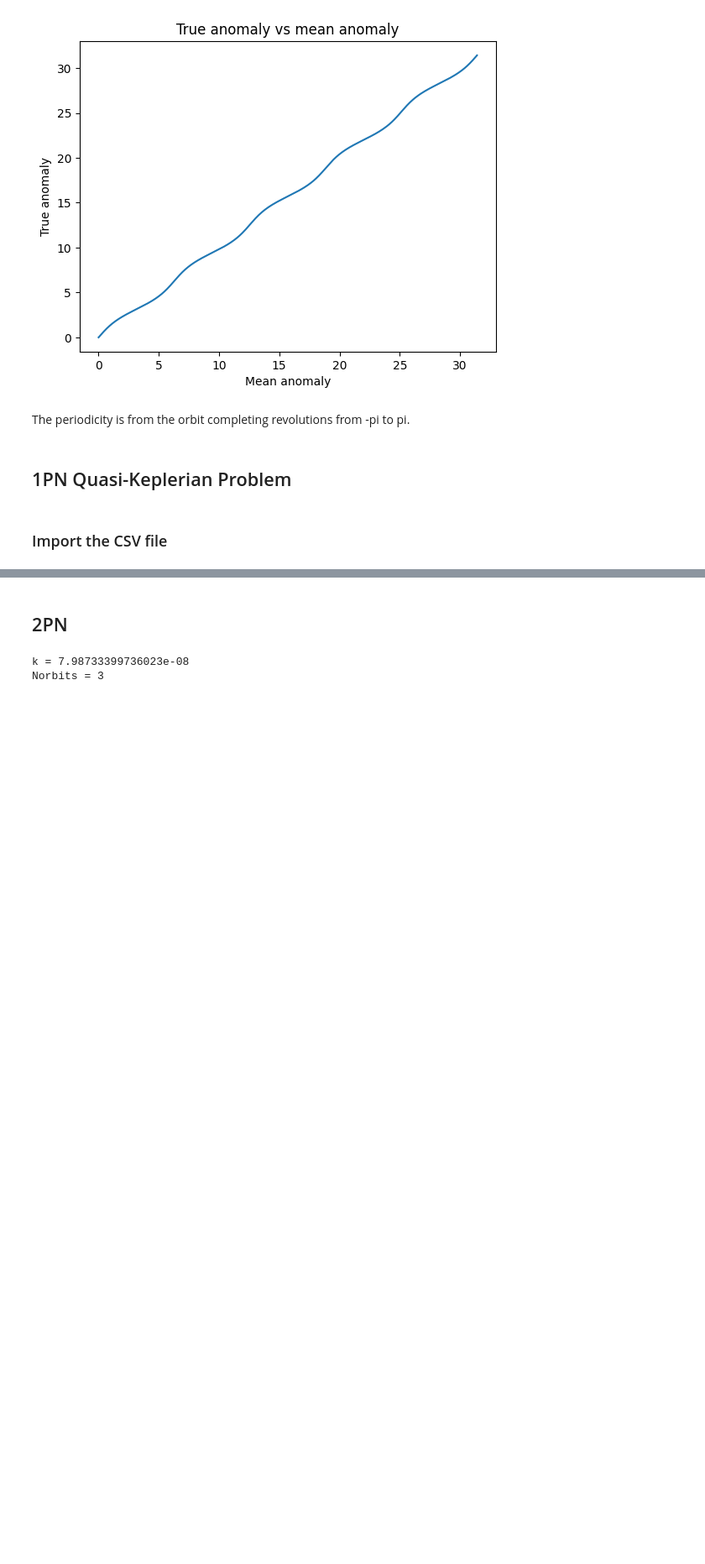
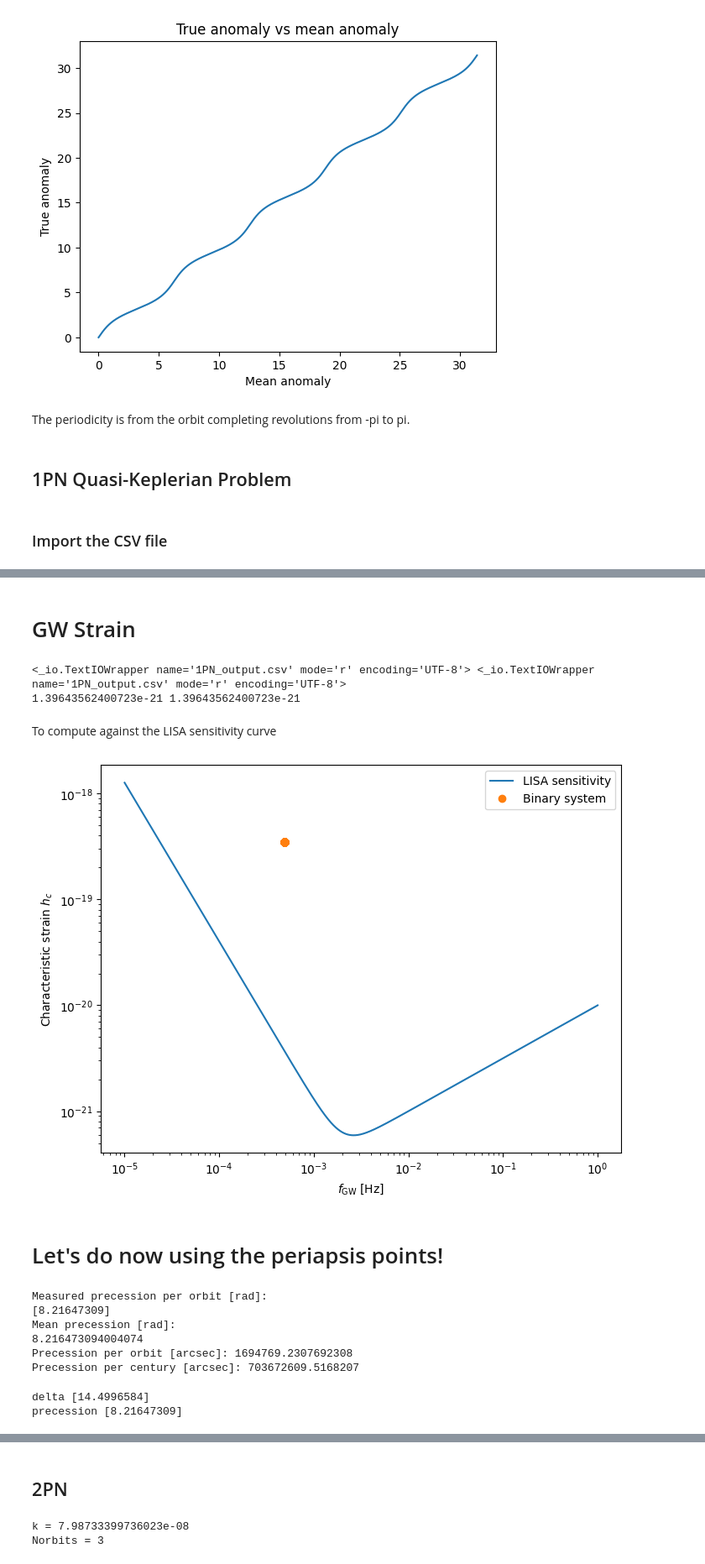
Before and after one commit to furbesco/BTR-Kepler-s-Problem, a Jupyter notebook: post-processing.ipynb, the cells around one changed output, grey strips where cells are left out. Shown at 84% size. Cells and saved outputs as stored; diff of their text form; code cells hidden in the pictures; blank space fills up the shorter version.

```diff
--- a/post-processing.ipynb
+++ b/post-processing.ipynb
@@ -101,0 +137,9 @@ plt.show()
+# %% [markdown]
+#  GW Strain
+# %%
+# Sanity check
+print(np.min(f), np.max(f))
+print(np.min(h), np.max(h))
+# %% [output]
+<_io.TextIOWrapper name='1PN_output.csv' mode='r' encoding='UTF-8'> <_io.TextIOWrapper name='1PN_output.csv' mode='r' encoding='UTF-8'>
+1.39643562400723e-21 1.39643562400723e-21
@@ -101,0 +149,70 @@ plt.show()
+# %% [markdown]
+To compute against the LISA sensitivity curve
+# %%
+T_obs = 4.0 * 365.25 * 24.0 * 3600.0
+hc = h * np.sqrt(f * T_obs)
+# %%
+f_lisa = np.logspace(-5, 0, 1000)
+S = (1e-40 * (1 + (2e-3 / f_lisa)**4))
+lisa_curve = np.sqrt(f_lisa * S)
+# %%
+plt.figure(figsize=(8,6))
+plt.loglog(f_lisa, lisa_curve, label="LISA sensitivity")
+plt.loglog(f, hc, 'o', label="Binary system")
+plt.xlabel(r"$f_{\rm GW}$ [Hz]")
+plt.ylabel(r"Characteristic strain $h_c$")
+#plt.grid(True, which="both")
+plt.legend()
+plt.savefig('/Users/macbookair/Desktop/Educational Stuff/BTR/графики/lisabandm-3.png')
+plt.show()
+# %% [output]
+[figure, added]
+# %% [markdown]
+# Let's do now using the periapsis points!
+# %%
+phi_raw = np.arctan2(y_1pn, x_1pn)
+phi_unwrap = np.unwrap(phi_raw)
+
+peri_indices = []
+for i in range(1, len(R)-1):
+      if R[i] <= R[i-1] and R[i] <= R[i+1]:
+            if len(peri_indices) == 0 or (i - peri_indices[-1]) > 1000:
+                  peri_indices.append(i)
+
+peri_indices = np.array(peri_indices)# corresponding azimuth angles
+peri_phi = phi_unwrap[peri_indices]
+
+# angle difference between consecutive periapses
+delta_phi = np.diff(peri_phi)
+
+# subtract Newtonian 2pi
+precession = delta_phi - 2*np.pi
+
+print("Measured precession per orbit [rad]:")
+print(precession)
+
+print("Mean precession [rad]:")
+print(np.mean(precession))
+
+arcsec_per_orbit = np.mean(precession) * (180/np.pi) * 3600
+
+print("Precession per orbit [arcsec]:",
+      arcsec_per_orbit)
+
+P_mercury_days = 87.9691
+orbits_per_century = 36525 / P_mercury_days
+arcsec_per_century = (arcsec_per_orbit * orbits_per_century)
+print("Precession per century [arcsec]:", arcsec_per_century)
+# %% [output]
+Measured precession per orbit [rad]:
+[8.21647309]
+Mean precession [rad]:
+8.216473094004074
+Precession per orbit [arcsec]: 1694769.2307692308
+Precession per century [arcsec]: 703672609.5168207
+# %%
+print("delta", delta_phi)
+print("precession", precession)
+# %% [output]
+delta [14.4996584]
+precession [8.21647309]
```
Also changed, not shown: parts of 19 cells of this notebook, 2 other files.
